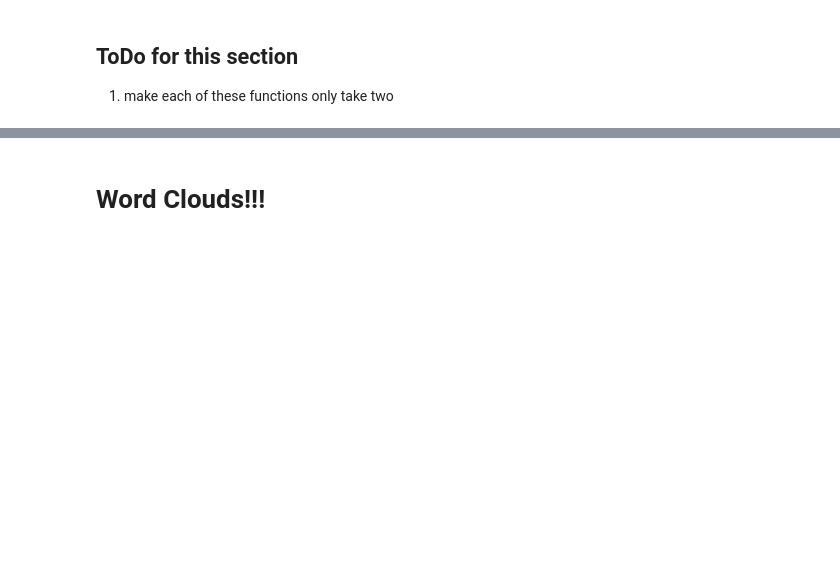
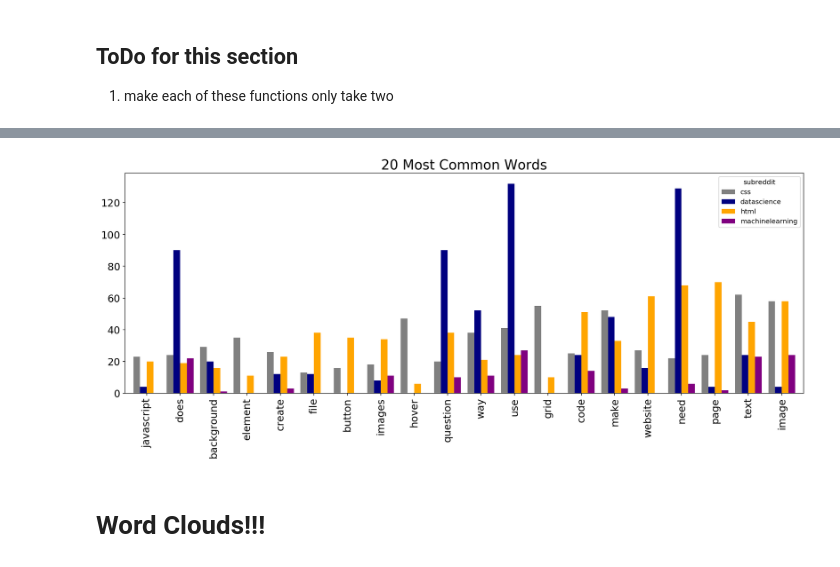
Before and after one commit to datapointchris/reddit-nlp, a Jupyter notebook: code/ds_workflow.ipynb, the cells around one changed output, grey strips where cells are left out. Saved outputs shown, nothing was run; the diff lists cells and outputs as text; code cells hidden in the pictures; blank space fills up the shorter version.

```diff
--- a/code/ds_workflow.ipynb
+++ b/code/ds_workflow.ipynb
@@ -256,17 +325,19 @@ df[base_common.index].sum().plot.barh(ax=ax2, title='Technology', color='orange'
 # %%
 fig, ax = plt.subplots(figsize=(18,6))
 
 
-groups = features.groupby(df['subreddit']).sum()[base_common.index].T.head(20)
+groups = features_df.groupby(df['subreddit']).sum()[most_common.index].T.head(20)
 plt.title('20 Most Common Words', fontsize=20)
 
 groups.plot.bar(
                 ax=ax,
                 width=.8,
                 # set style for colors instead of have to choose individually
                 color=['gray','navy','orange','purple','red'],
                 fontsize=15,
                 );
+# %% [output]
+[figure, added]
 # %% [markdown]
 # Word Clouds!!!
 # %% [markdown]
```
Also changed, not shown: parts of 9 cells of this notebook.
